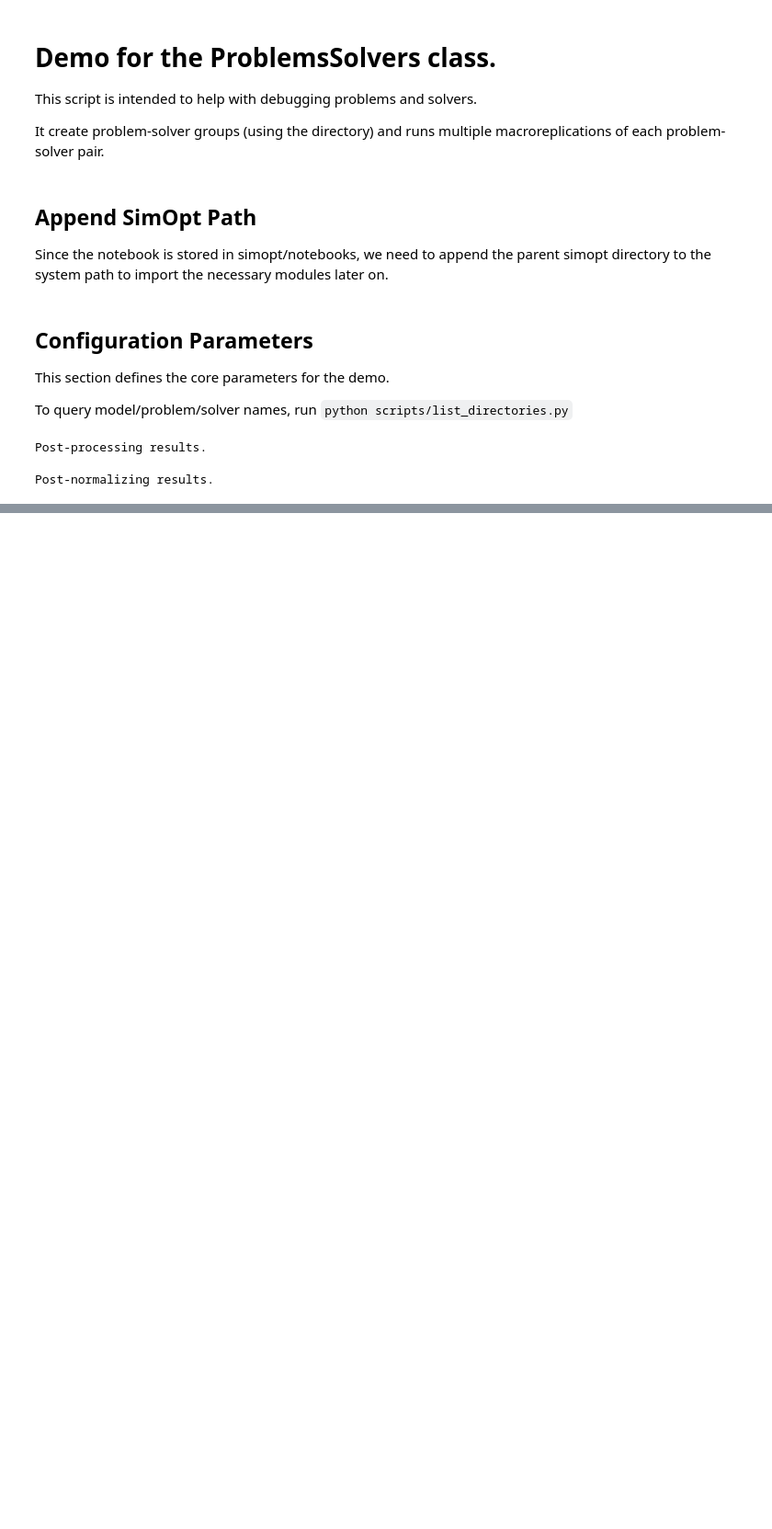
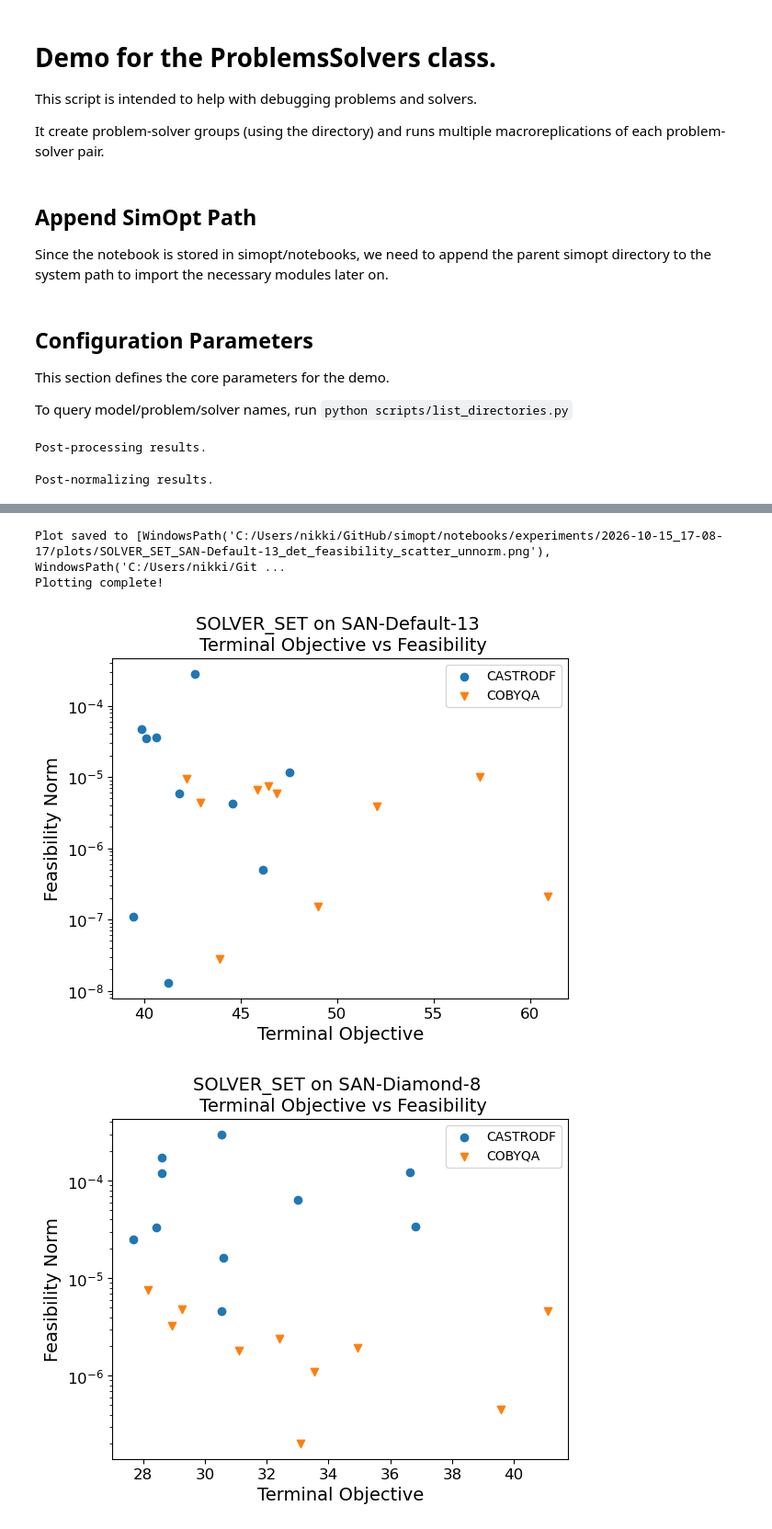
Before and after one commit to simopt-admin/simopt, a Jupyter notebook: notebooks/astro_san_testing.ipynb, the cells around one changed output, grey strips where cells are left out. Shown at 92% size. Saved outputs shown, nothing was run; the diff lists cells and outputs as text; code cells hidden in the pictures; blank space fills up the shorter version.

```diff
--- a/notebooks/astro_san_testing.ipynb
+++ b/notebooks/astro_san_testing.ipynb
@@ -469,18 +417,24 @@ Plotting complete!
 # %%
+# plot objective vs feasibility for each problem variation
 def _print_path(plot_path: list[Path]) -> None:
     print(f"Plot saved to {plot_path!s}")
 
 
 _print_path(
     plot_det_terminal_feasibility(
-        experiments=mymetaexperiment.experiments, all_in_one = True, plot_conf_ints = False, score_type = "norm",
+        experiments=mymetaexperiment.experiments,
+        score_type = "norm",
         feas_tol = 1e-5,
         log_scale = True,
-        sym_log= False,
         floor_feas=False,
         plot_zero = False,
         save_as_pickle=True,
     )
 )
 
 print("Plotting complete!")
+# %% [output]
+Plot saved to [WindowsPath('C:/Users/nikki/GitHub/simopt/notebooks/experiments/2026-10-15_17-08-17/plots/SOLVER_SET_SAN-Default-13_det_feasibility_scatter_unnorm.png'), WindowsPath('C:/Users/nikki/Git ...
+Plotting complete!
+[figure, added]
+[figure, added]
```
Also changed, not shown: parts of 10 cells of this notebook, 9 other files.
